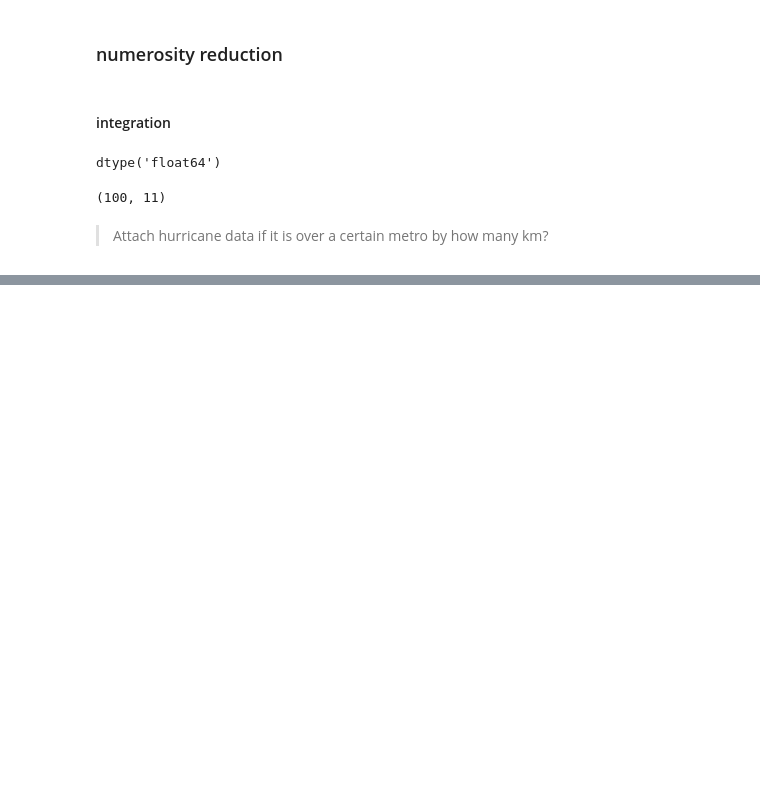
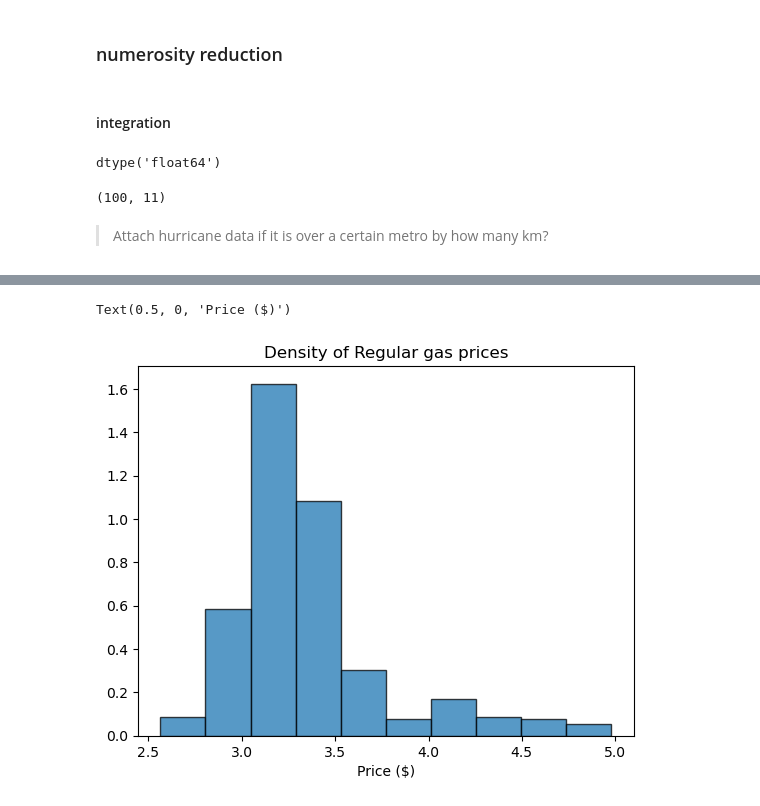
Before and after one commit to sofieappel/HurricanesAndGasPrices, a Jupyter notebook: Data/gas_canes_attempt.ipynb, the cells around one changed output, grey strips where cells are left out. Drawn from its saved outputs; the diff is of its cells as text; code cells hidden in the pictures; blank space fills up the shorter version.

```diff
--- a/Data/gas_canes_attempt.ipynb
+++ b/Data/gas_canes_attempt.ipynb
@@ -80,0 +95,10 @@ plt.legend()
+# %%
+plt.hist(gas_df["regular"],
+         alpha = .75,
+         edgecolor = 'black',
+         density = True)
+plt.title("Density of Regular gas prices")
+plt.xlabel("Price ($)")
+# %% [output]
+Text(0.5, 0, 'Price ($)')
+[figure, added]
```
Also changed, not shown: parts of 6 cells of this notebook.
